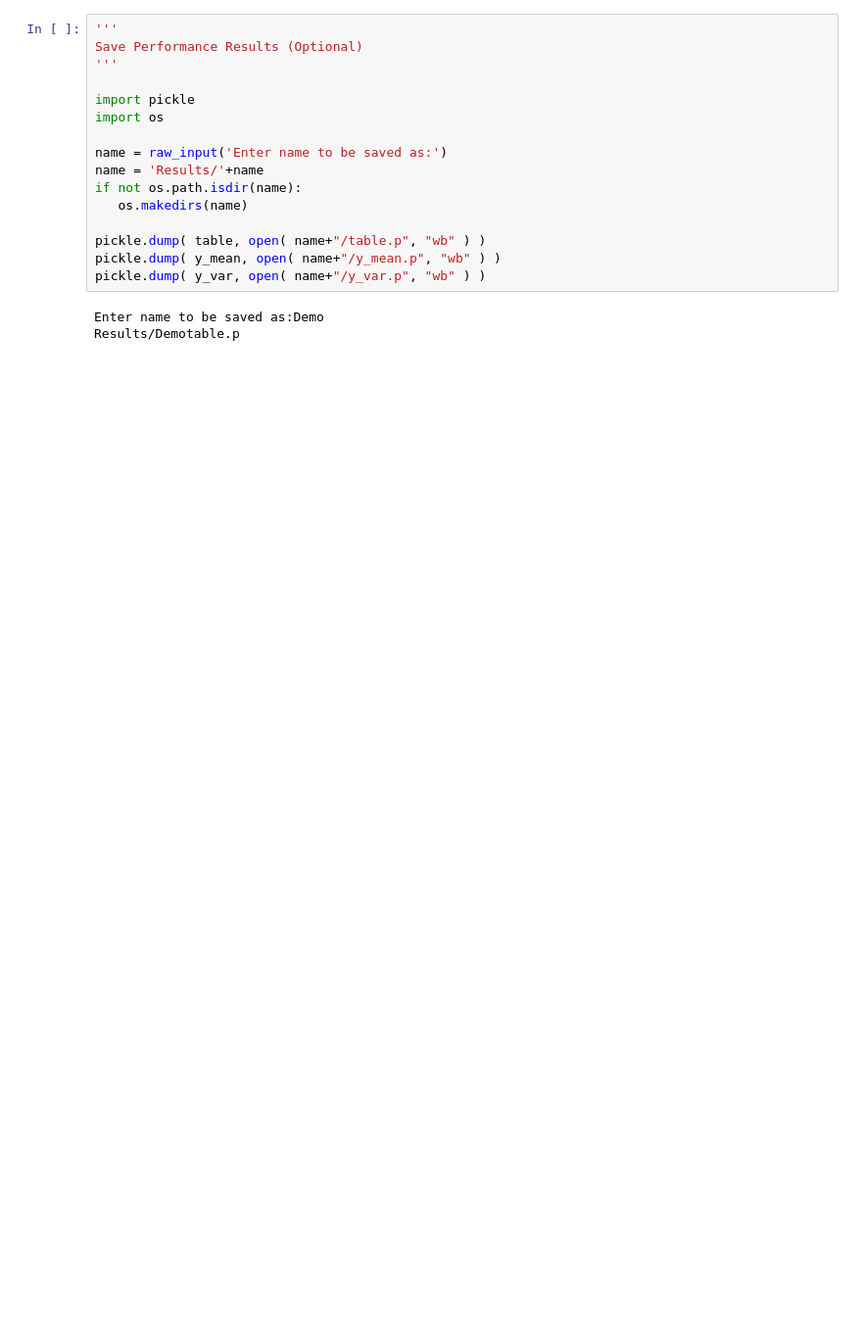
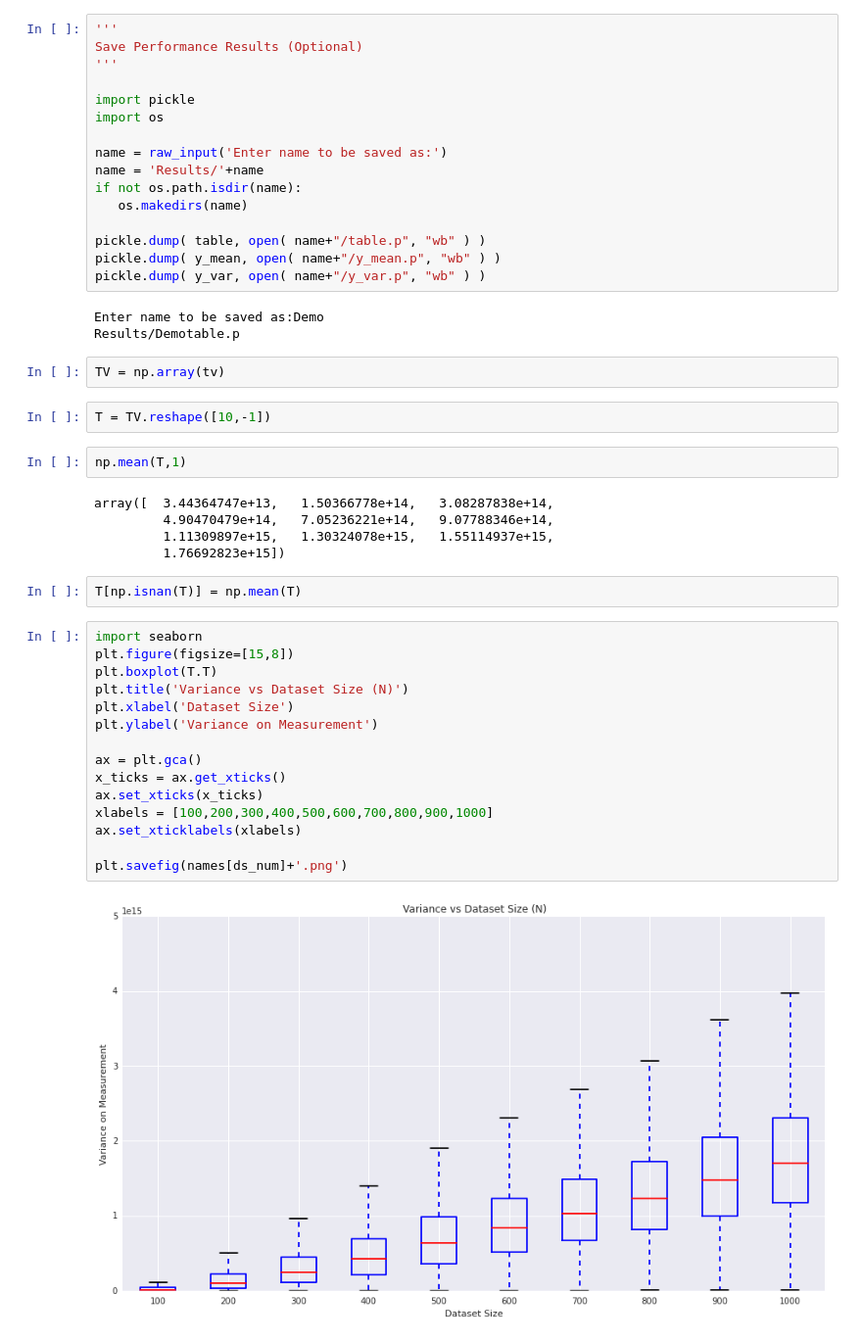
Before and after one commit to jkfitzsimons/QGP, a Jupyter notebook: QGP_v2.ipynb, the cells around one changed output. Shown at 98% size. Cells and saved outputs as stored; diff of their text form; blank space fills up the shorter version.

```diff
--- a/QGP_v2.ipynb
+++ b/QGP_v2.ipynb
@@ -568,3 +580,33 @@ pickle.dump( y_var, open( name+"/y_var.p", "wb" ) )
 # %% [output]
 Enter name to be saved as:Demo
 Results/Demotable.p
+# %%
+TV = np.array(tv)
+# %%
+T = TV.reshape([10,-1])
+# %%
+np.mean(T,1)
+# %% [output]
+array([  3.44364747e+13,   1.50366778e+14,   3.08287838e+14,
+         4.90470479e+14,   7.05236221e+14,   9.07788346e+14,
+         1.11309897e+15,   1.30324078e+15,   1.55114937e+15,
+         1.76692823e+15])
+# %%
+T[np.isnan(T)] = np.mean(T)
+# %%
+import seaborn
+plt.figure(figsize=[15,8])
+plt.boxplot(T.T)
+plt.title('Variance vs Dataset Size (N)')
+plt.xlabel('Dataset Size')
+plt.ylabel('Variance on Measurement')
+
+ax = plt.gca()
+x_ticks = ax.get_xticks()
+ax.set_xticks(x_ticks)
+xlabels = [100,200,300,400,500,600,700,800,900,1000]
+ax.set_xticklabels(xlabels)
+
+plt.savefig(names[ds_num]+'.png')
+# %% [output]
+[figure, added]
```
Also changed, not shown: parts of 8 cells of this notebook, 1 other file.
